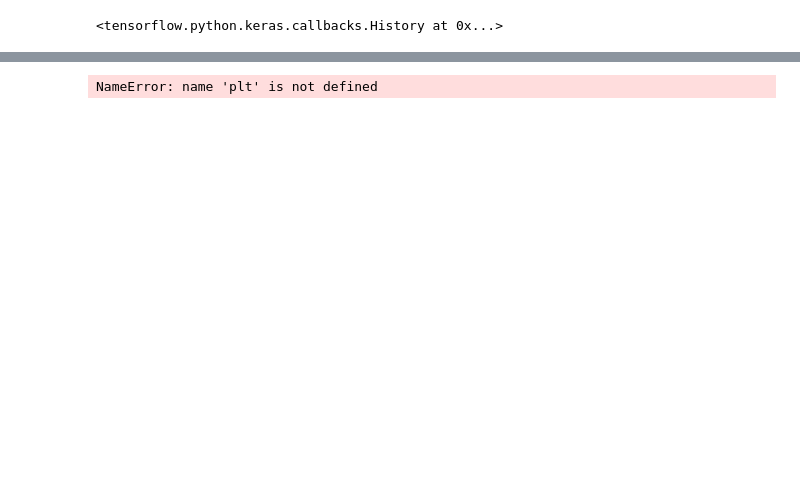
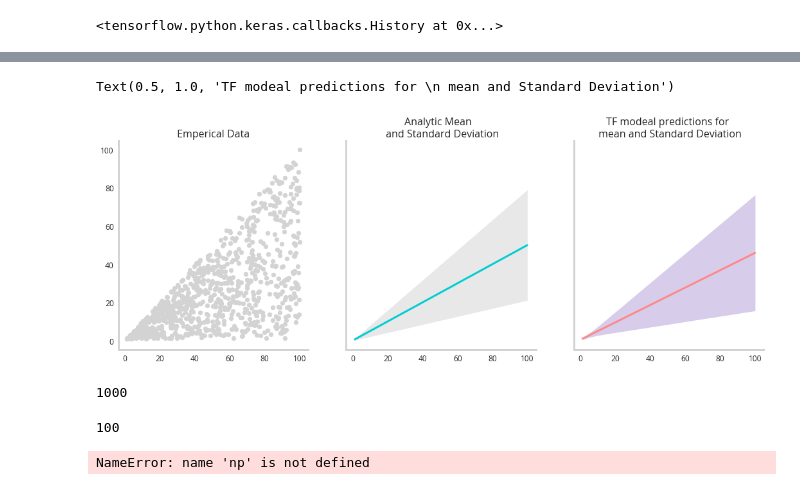
Before and after one commit to NicholasARossi/UQ_methods, a Jupyter notebook: notebooks/TensorFlow_Probability_methods.ipynb, the cells around one changed output, grey strips where cells are left out. Saved outputs shown, nothing was run; the diff lists cells and outputs as text; code cells hidden in the pictures; blank space fills up the shorter version.

```diff
--- a/notebooks/TensorFlow_Probability_methods.ipynb
+++ b/notebooks/TensorFlow_Probability_methods.ipynb
@@ -3,10 +3,16 @@ import tensorflow as tf
 import tensorflow_probability as tfp
 import sys
 sys.path.append('../Utility_Scripts/')
-
+import matplotlib.pyplot as plt
 from synthetic_data_generator import MLR,meal_income
 from sklearn.model_selection import train_test_split
 # include this https://blog.tensorflow.org/2019/03/regression-with-probabilistic-layers-in.html
+import numpy as np
+
+try:
+    plt.style.use('rossidata')
+except:
+    sns.set_style("white")
 # %%
 meal_income_dict=meal_income(size=1000)
 x_values=meal_income_dict['X']
@@ -16,14 +22,16 @@ X_dataset, X_holdout, y_dataset, y_holdout = train_test_split(x_values, y_values
 tfd = tfp.distributions
 
 model = tf.keras.Sequential([
-  tf.keras.layers.Dense(1),
-  tfp.layers.DistributionLambda(lambda t: tfd.Normal(loc=t, scale=1)),
+  tf.keras.layers.Dense(1 + 1),
+  tfp.layers.DistributionLambda(
+      lambda t: tfd.Normal(loc=t[..., :1],
+                           scale=1e-3 + tf.math.softplus(0.05 * t[..., 1:]))),
 ])
 negloglik = lambda y, p_y: -p_y.log_prob(y)
 model.compile(optimizer=tf.optimizers.Adam(learning_rate=0.05), loss=negloglik)
 
-model.fit(X_dataset, y_dataset, epochs=500, verbose=False)
+model.fit(x_values, y_values, epochs=500, verbose=False)
 # %% [output]
 <tensorflow.python.keras.callbacks.History at 0x...>
 # %%
-yhat = model(X_holdout)
+yhat = model(x_values)
@@ -37,10 +38,37 @@ To change all layers to have dtype float64 by default, call `tf.keras.backend.se
 # %%
 mean = yhat.mean()
 stddev = yhat.stddev()
-mean_plus_2_stddev = mean - 2. * stddev
-mean_minus_2_stddev = mean + 2. * stddev
+mean_plus_2_stddev = mean - stddev
+mean_minus_2_stddev = mean + stddev
-# %%
-fig,ax=plt.subplots()
-ax.scatter(X_dataset.ravel(),y_dataset.ravel(),ax=ax[0],color='#d3d3d3')
-# %% [output]
-NameError: name 'plt' is not defined
+# %%
+fig,ax=plt.subplots(1,3,figsize=(18,6),sharex=True,sharey=True)
+ax[0].scatter(X_dataset.ravel(),y_dataset.ravel(),color='#d3d3d3')
+
+
+
+mu=meal_income_dict['mu']
+sigma=meal_income_dict['sigma']
+
+ax[1].plot(x_values.ravel(), mu,linewidth=3,color='darkturquoise')
+ax[1].fill_between(x_values.ravel(), mu - sigma, mu + sigma, alpha=0.5,color='#d3d3d3')
+ax[2].plot(x_values.ravel(), mean.numpy().ravel(),linewidth=3,color='#FF8889')
+ax[2].fill_between(x_values.ravel(), mean_minus_2_stddev.numpy().ravel(),mean_plus_2_stddev.numpy().ravel(), alpha=0.5,color='#b19cd9')
+
+ax[0].set_title('Emperical Data')
+ax[1].set_title('Analytic Mean  \n and Standard Deviation')
+ax[2].set_title('TF modeal predictions for \n mean and Standard Deviation')
+# %% [output]
+Text(0.5, 1.0, 'TF modeal predictions for \n mean and Standard Deviation')
+[figure, added]
+# %%
+len(yhat.mean())
+# %% [output]
+1000
+# %%
+len(mean_minus_2_stddev)
+# %% [output]
+100
+# %%
+np.sort(X_holdout)
+# %% [output]
+NameError: name 'np' is not defined
```
Also changed, not shown: parts of 2 cells of this notebook, 3 other files.
